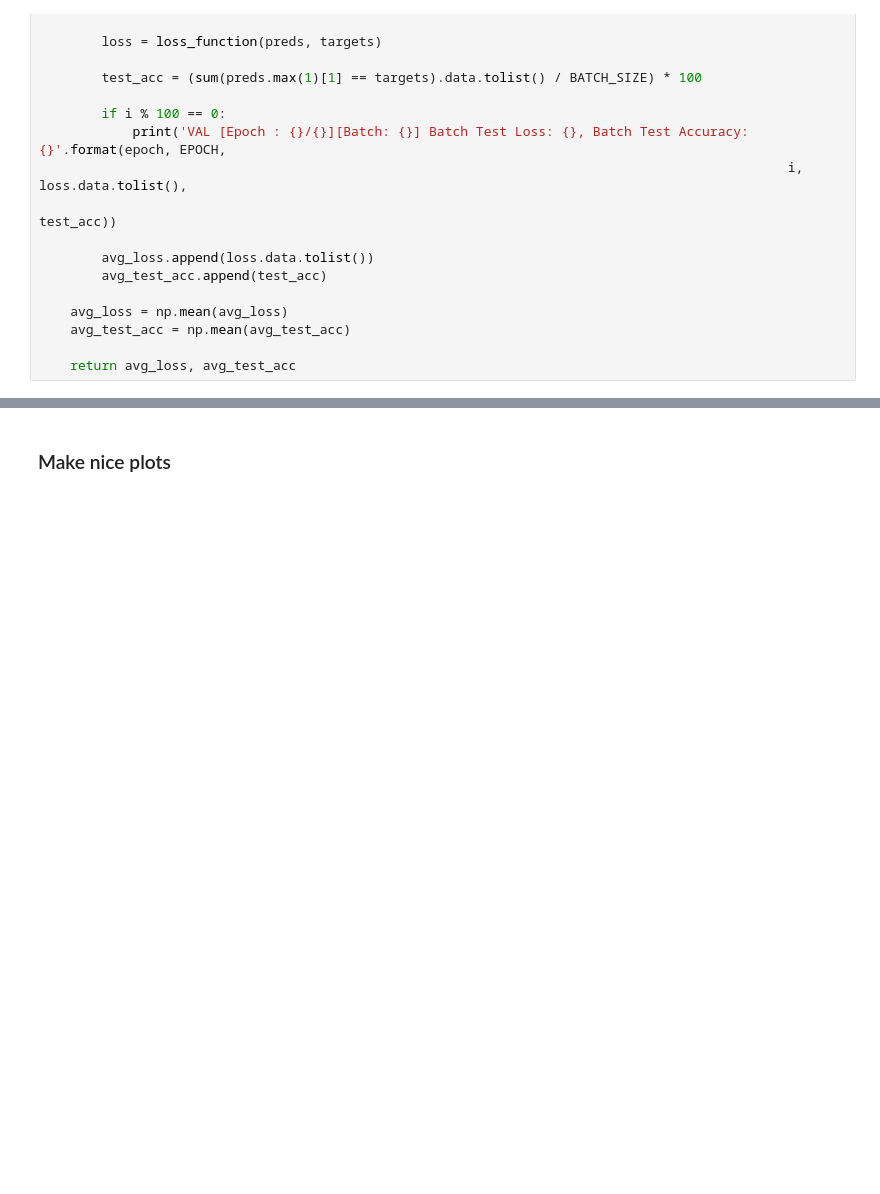
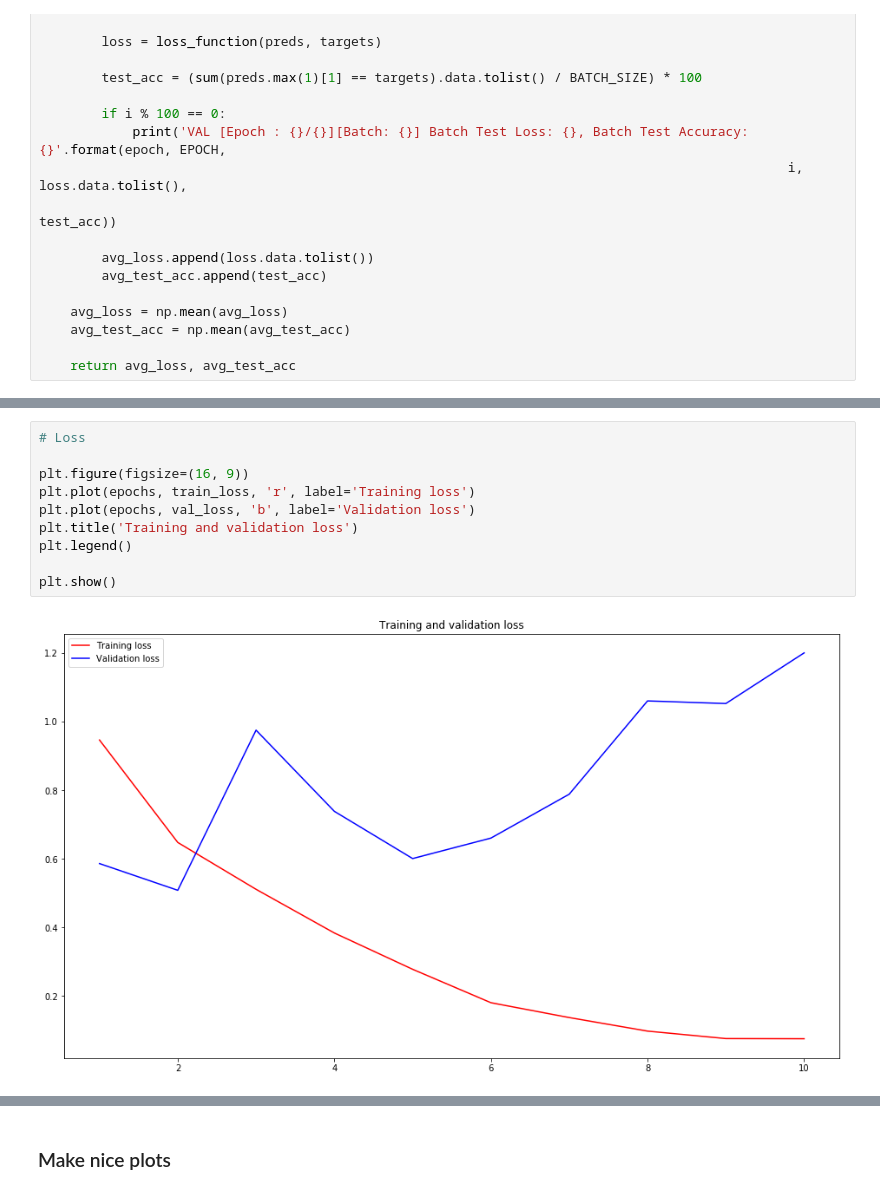
Before and after one commit to salmanmaq/inspire-core-classifier, a Jupyter notebook: CNN Text Classification.ipynb, the cells around one changed output, grey strips where cells are left out. Saved outputs shown, nothing was run; the diff lists cells and outputs as text; blank space fills up the shorter version.

```diff
--- a/CNN Text Classification.ipynb
+++ b/CNN Text Classification.ipynb
@@ -288,0 +362,12 @@ VAL [Epoch : 5/6][Batch: 0] Batch Test Loss: 0.3289732336997986, Batch Test Accu
+# %%
+# Loss
+
+plt.figure(figsize=(16, 9))
+plt.plot(epochs, train_loss, 'r', label='Training loss')
+plt.plot(epochs, val_loss, 'b', label='Validation loss')
+plt.title('Training and validation loss')
+plt.legend()
+
+plt.show()
+# %% [output]
+[figure, added]
```
Also changed, not shown: parts of 30 cells of this notebook.
